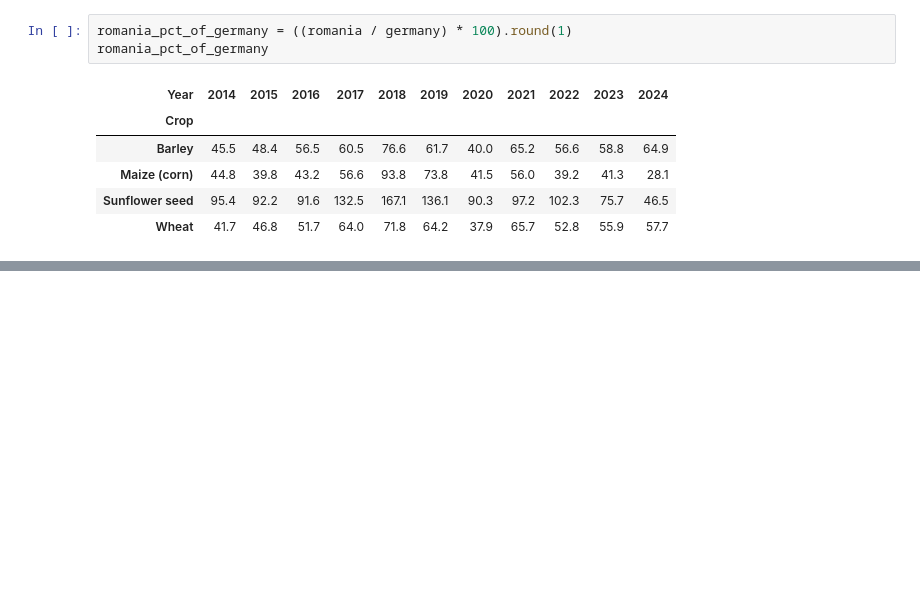
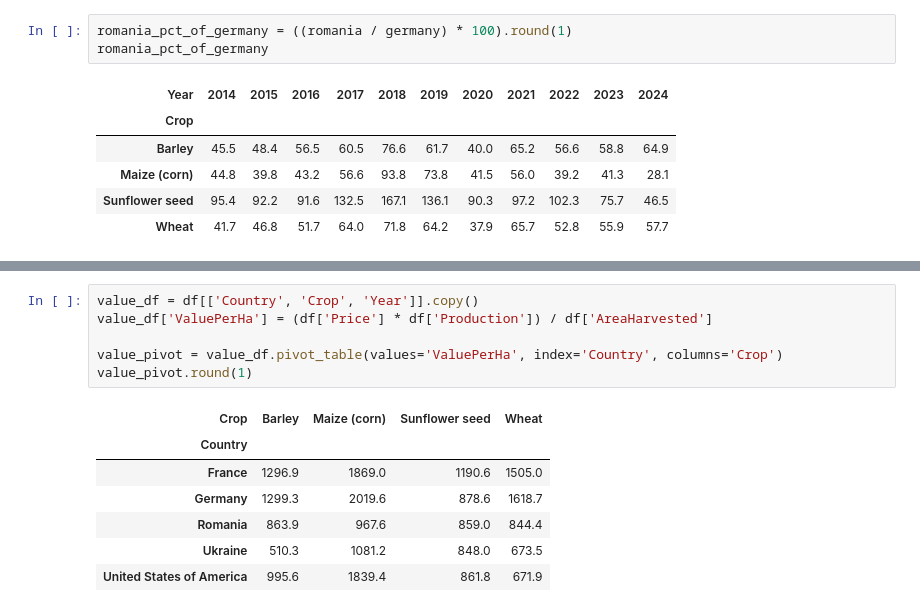
Before and after one commit to bogdan-ciobotaru/Romania-Crop-Yield-Gap, a Jupyter notebook: romania-crop-yield-gap.ipynb, the cells around one changed output, grey strips where cells are left out. Saved outputs shown, nothing was run; the diff lists cells and outputs as text; blank space fills up the shorter version.

```diff
--- a/romania-crop-yield-gap.ipynb
+++ b/romania-crop-yield-gap.ipynb
@@ -199,0 +258,14 @@ plt.show()
+# %%
+value_df = df[['Country', 'Crop', 'Year']].copy()
+value_df['ValuePerHa'] = (df['Price'] * df['Production']) / df['AreaHarvested']
+
+value_pivot = value_df.pivot_table(values='ValuePerHa', index='Country', columns='Crop')
+value_pivot.round(1)
+# %% [output]
+| Crop | Barley | Maize (corn) | Sunflower seed | Wheat |
+| Country |  |  |  |  |
+| France | 1296.9 | 1869.0 | 1190.6 | 1505.0 |
+| Germany | 1299.3 | 2019.6 | 878.6 | 1618.7 |
+| Romania | 863.9 | 967.6 | 859.0 | 844.4 |
+| Ukraine | 510.3 | 1081.2 | 848.0 | 673.5 |
+| United States of America | 995.6 | 1839.4 | 861.8 | 671.9 |
```
Also changed, not shown: parts of 10 cells of this notebook, 1 other file.
